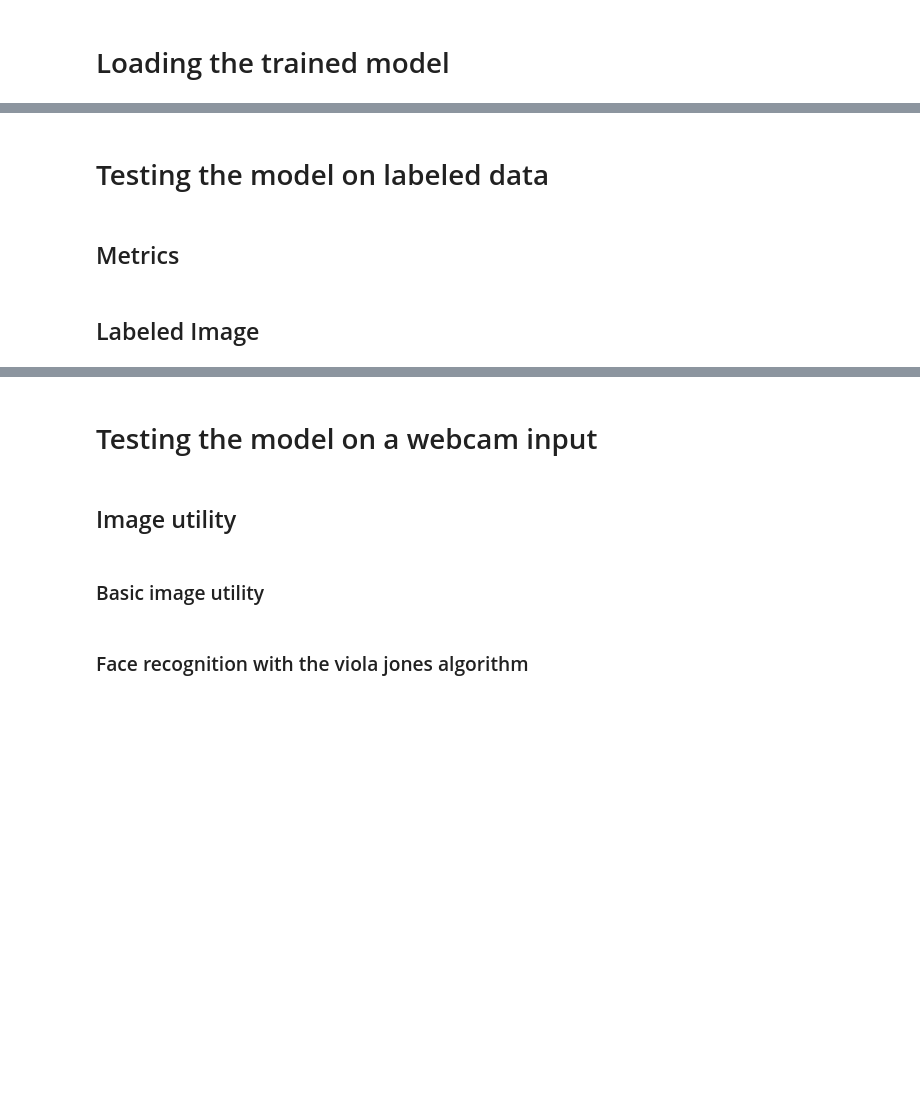
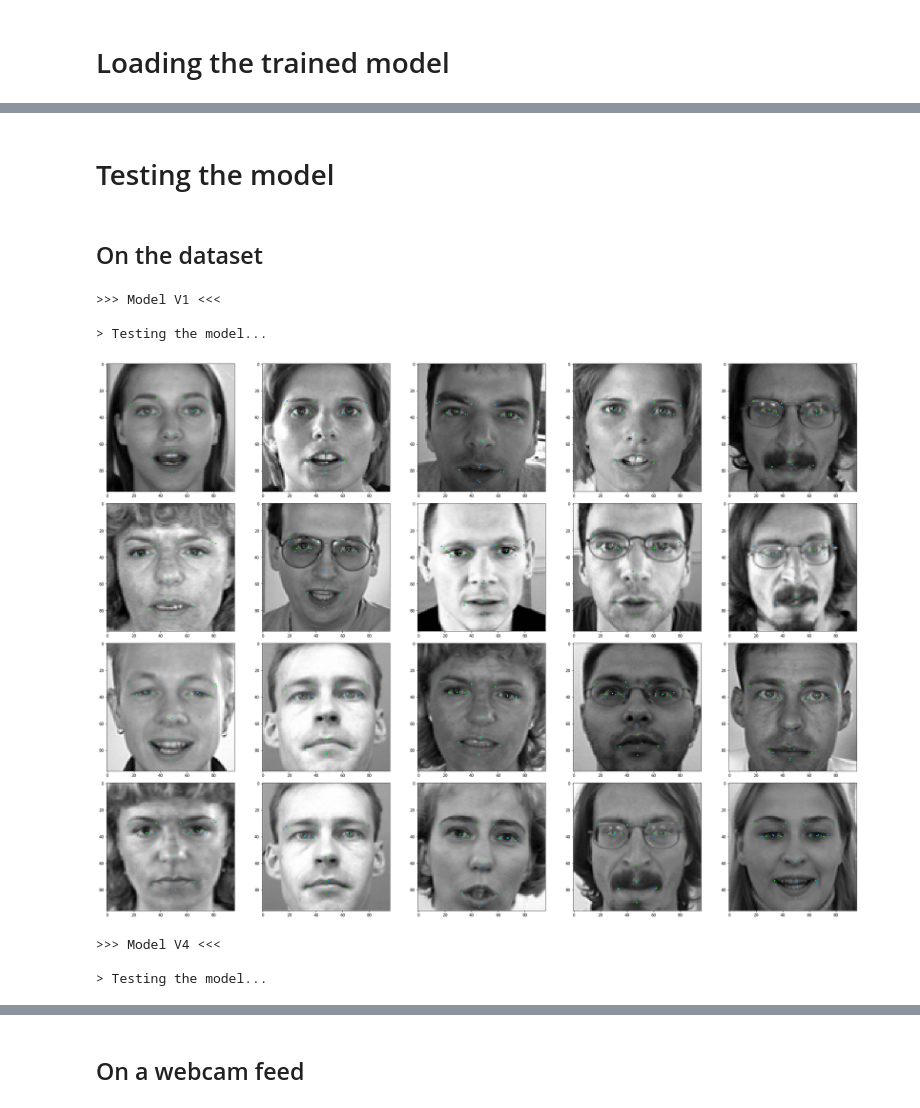
Before and after one commit to StrangeGirlMurph/Facial-Landmark-Detection, a Jupyter notebook: demo.ipynb, the cells around one changed output, grey strips where cells are left out. Drawn from its saved outputs; the diff is of its cells as text; code cells hidden in the pictures; blank space fills up the shorter version.

Commit message:
done to the video feed

```diff
--- a/demo.ipynb
+++ b/demo.ipynb
@@ -81,32 +92,22 @@ modelV3.summary()
 # %% [markdown]
-# Testing the model on labeled data
+# Testing the model
-# %% [markdown]
-## Metrics
-# %% [markdown]
-## Labeled Image
-# %%
-import matplotlib.pyplot as plt
-
-def testOnDataset(model, data, trueValues=None):
-    """Tests the model on the data and shows the result."""
-    X, Y = predictOnImages(model, data)
-    fig = plt.figure(figsize=(28, 20), dpi=300)
-
-    l = len(data)
-    i = 1
-
-    for im, x, y in zip(data, X, Y):
-        axis = fig.add_subplot(int(np.ceil(l/5)), 5, i)
-        axis.imshow(im, cmap='gray')
-        plt.scatter(x, y, c='b', marker='.')
-        if trueValues is not None:
-            plt.scatter(trueValues[i-1][0::2], trueValues[i-1][1::2], c='r', marker='.')
-        i += 1
-
-    plt.tight_layout()
-    plt.show()
-
-def predictOnImages(model, ims):
-    """Predicts on multiple images and returns the list of coordinates of the predicted points."""
-    pred = model.predict(ims)
-    return ([i[0::2] for i in pred], [i[1::2] for i in pred])
+# %% [markdown]
+## On the dataset
+# %%
+import matplotlib.pyplot as plt
+from testing import testOnDataset
+
+numberOfPoints, seed = 20, 30
+
+print(">>> Model V1 <<<")
+testOnDataset(modelV1, X_train[seed:seed+numberOfPoints], trueValues=y_train[seed:seed+numberOfPoints])
+print("\n\n>>> Model V4 <<<")
+testOnDataset(model, X_train[seed:seed+numberOfPoints], trueValues=y_train[seed:seed+numberOfPoints])
+# %% [output]
+>>> Model V1 <<<
+
+> Testing the model...
+[figure, added]
+>>> Model V4 <<<
+
+> Testing the model...
@@ -113,6 +115,2 @@ def predictOnImages(model, ims):
 # %% [markdown]
-# Testing the model on a webcam input
+## On a webcam feed
-# %% [markdown]
-## Image utility
-# %% [markdown]
-### Basic image utility
@@ -164,2 +116,0 @@ def squareImage(im):
-# %% [markdown]
-### Face recognition with the viola jones algorithm
```
Also changed, not shown: parts of 26 cells of this notebook.
